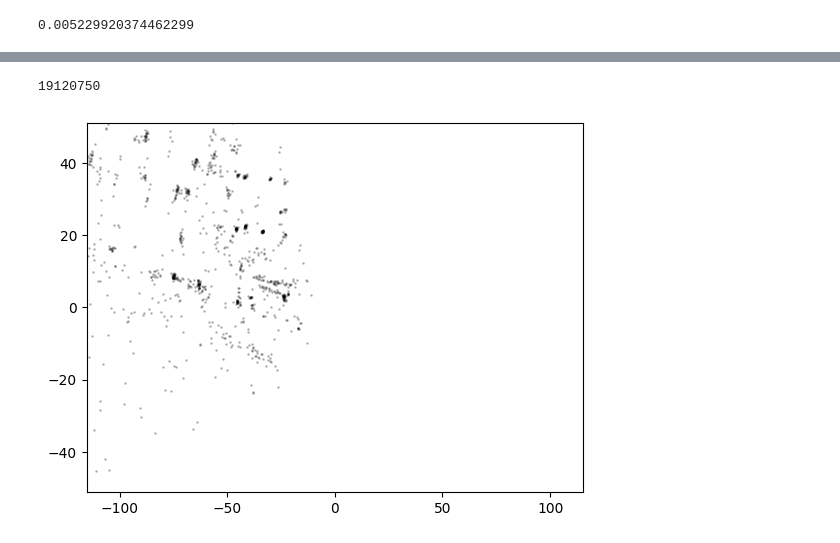
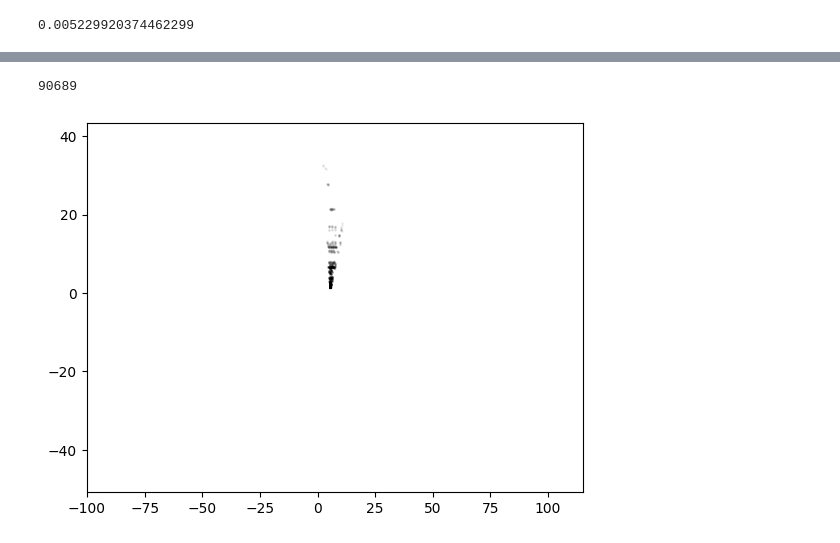
Before and after one commit to ArTiK13/radar_data, a Jupyter notebook: visualisation.ipynb, the cells around one changed output, grey strips where cells are left out. Drawn from its saved outputs; the diff is of its cells as text; code cells hidden in the pictures.

```diff
--- a/visualisation.ipynb
+++ b/visualisation.ipynb
@@ -4,7 +4,7 @@ import numpy as np
 import matplotlib.pyplot as plt
 import json
 # %%
-a = pd.read_csv("data/processed data/radar_data.csv")
+a = pd.read_csv("data/processed data/lidar_data_20.csv")
 # %%
 a.head()
 # %% [output]
@@ -37,28 +36,28 @@ plt.scatter(0, 0, c="red")
 # %%
 import matplotlib.animation as animation
-print(len(radar_df["X, (m)"]))
+print(len(a["X, (m)"]))
 fig, ax = plt.subplots()
-scat = ax.scatter([], [], s=1, alpha=0.2, c="black")
+scat = ax.scatter([], [], s=1, alpha=0.05, c="black")
 
 
 ax.set_xlim(a["X, (m)"].min(), a["X, (m)"].max())
 ax.set_ylim(a["Y, (m)"].min(), a["Y, (m)"].max())
 
 def animate(i):
     start_index = i * 1000
     end_index = (i + 1) * 1000
     if end_index > len(a):  # Проверка на выход за пределы данных
         end_index = len(a)
 
 
     scat.set_offsets(a[["X, (m)", "Y, (m)"]].iloc[start_index:end_index].values)
 
     return scat,
 
-ani = animation.FuncAnimation(fig, animate, repeat=True, frames=200, interval=50)
+ani = animation.FuncAnimation(fig, animate, repeat=True, frames=len(a["X, (m)"]) // 1000, interval=50)
 
 writer = animation.PillowWriter(fps=15, metadata=dict(artist="Me"), bitrate=1800)
 ani.save("data/scatter.gif", writer=writer)
 # %% [output]
-19120750
+90689
-[figure, old version]
+[figure, new version]
```
Also changed, not shown: parts of 4 cells of this notebook.
